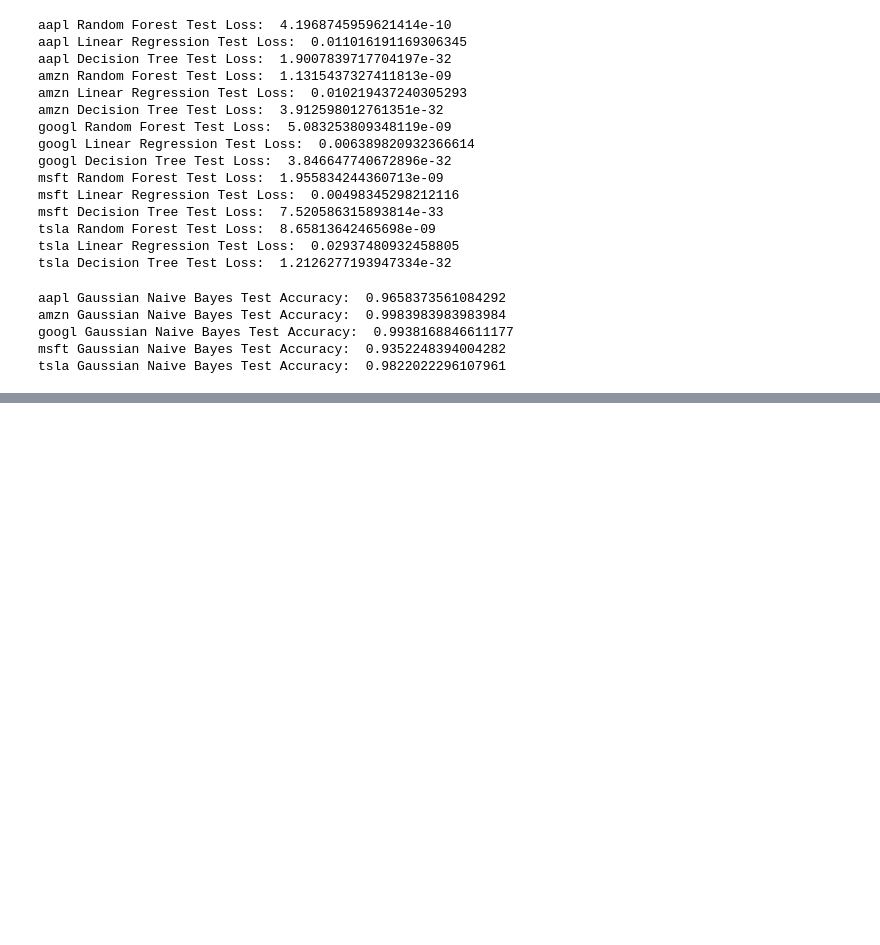
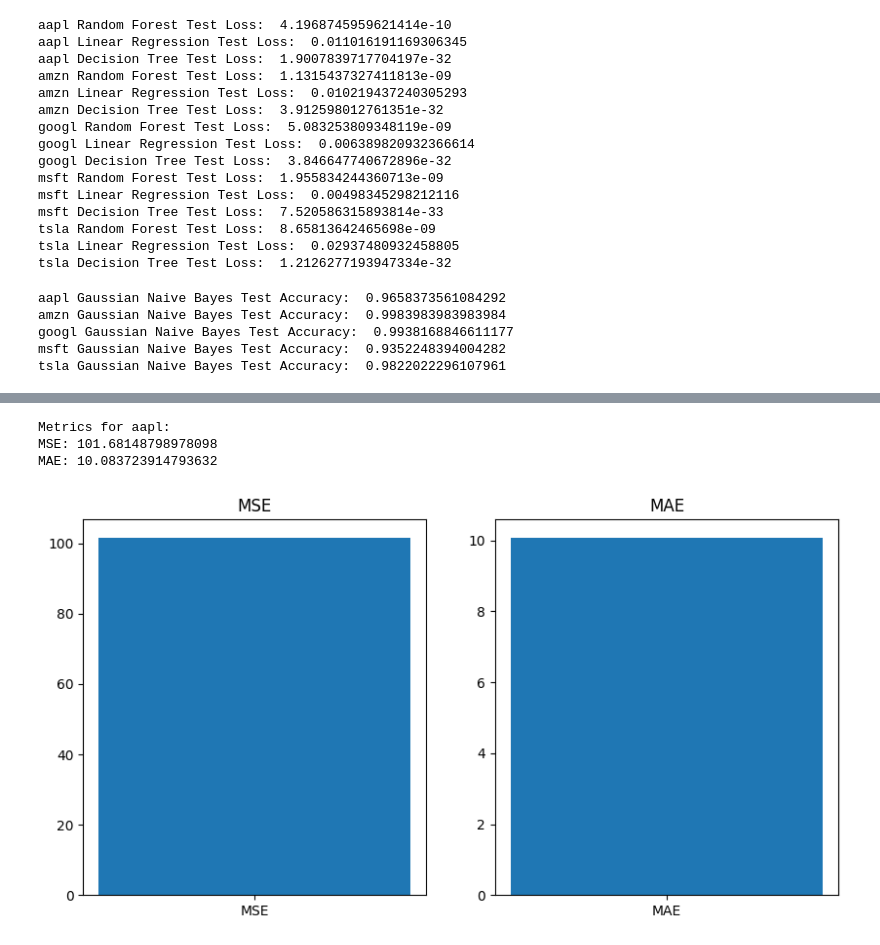
Before and after one commit to doccmod/TwitterSentiment, a Jupyter notebook: final_notebook.ipynb, the cells around one changed output, grey strips where cells are left out. Drawn from its saved outputs; the diff is of its cells as text; code cells hidden in the pictures; blank space fills up the shorter version.

Commit message:
Working on graphs

```diff
--- a/final_notebook.ipynb
+++ b/final_notebook.ipynb
@@ -387,0 +438,39 @@ print(predictions['aapl'])
+# %%
+def calculate_and_plot_metrics(y_true, y_pred):
+    # Calculate metrics
+    mse = mean_squared_error(y_true, y_pred)
+    mae = mean_absolute_error(y_true, y_pred)
+
+    # Print metrics
+    print(f"MSE: {mse}")
+    print(f"MAE: {mae}")
+
+    # Plot metrics
+    plt.figure(figsize=(10, 5))
+
+    plt.subplot(1, 2, 1)
+    plt.title("MSE")
+    plt.bar(['MSE'], [mse])
+
+    plt.subplot(1, 2, 2)
+    plt.title("MAE")
+    plt.bar(['MAE'], [mae])
+
+    plt.show()
+
+# Calculate and plot metrics for each stock
+'''for stock in stocks:
+    print(f"Metrics for {stock}:")
+    y_true = true_price[stock]
+    y_pred = predictions[stock]
+    calculate_and_plot_metrics(y_true, y_pred)'''
+
+print(f"Metrics for aapl:")
+y_true = true_price['aapl']
+y_pred = predictions['aapl']
+calculate_and_plot_metrics(y_true, y_pred)
+# %% [output]
+Metrics for aapl:
+MSE: 101.68148798978098
+MAE: 10.083723914793632
+[figure, added]
```
Also changed, not shown: parts of 4 cells of this notebook.
